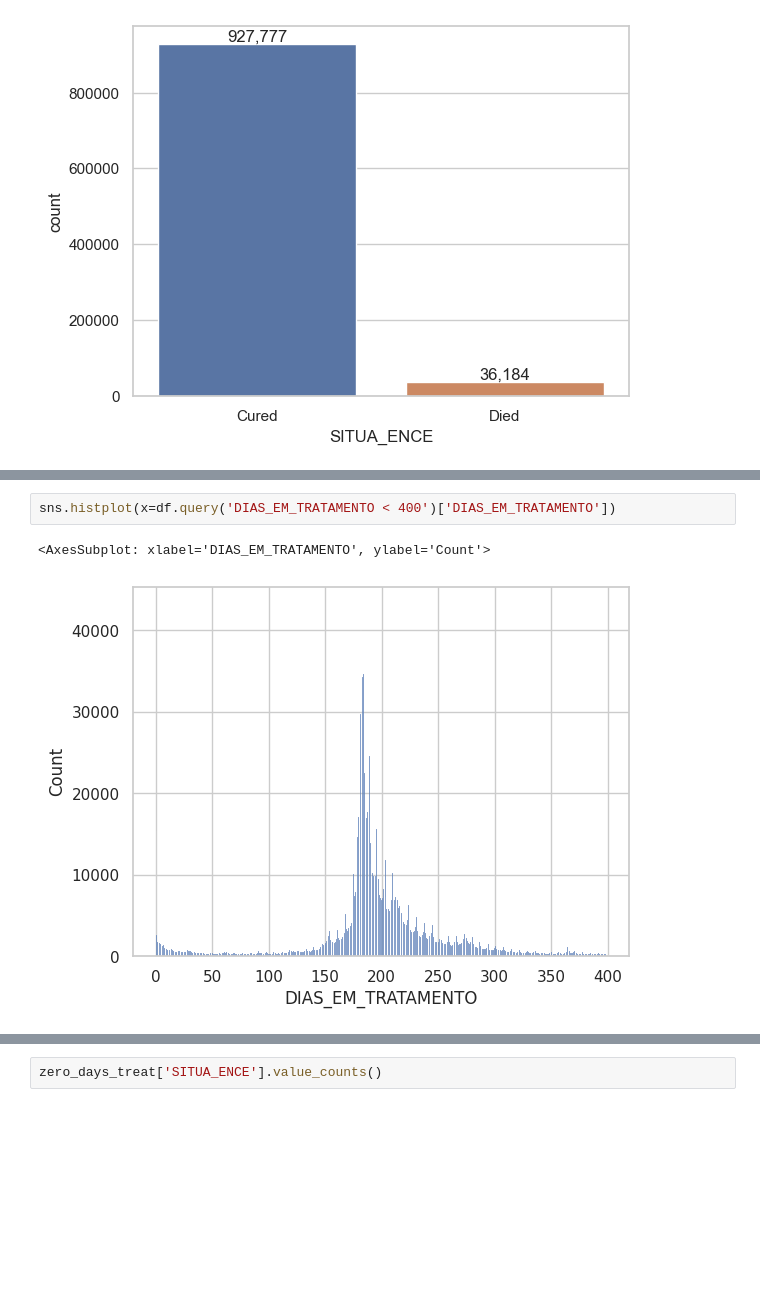
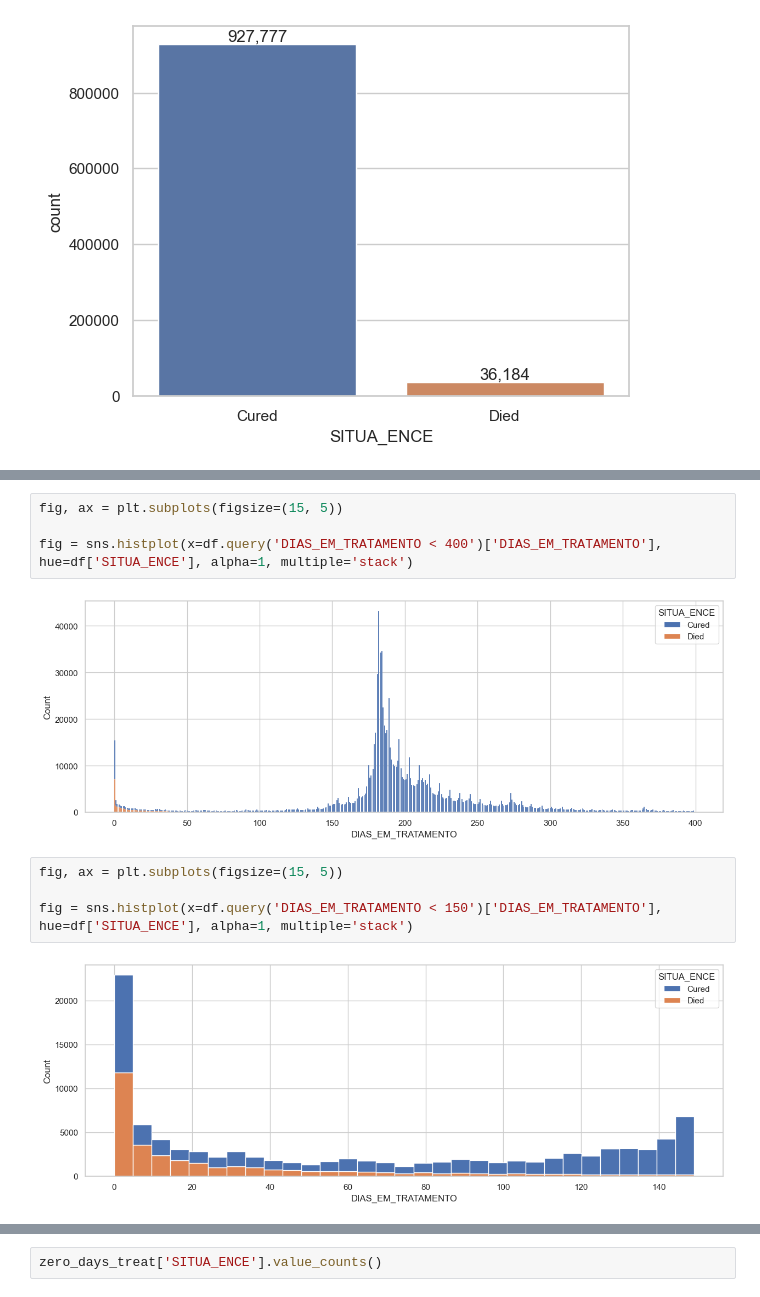
Before and after one commit to eduardochaves1/prog-tuberculose, a Jupyter notebook: notebooks/2_EDA.ipynb, the cells around one changed output, grey strips where cells are left out. Cells and saved outputs as stored; diff of their text form; blank space fills up the shorter version.

```diff
--- a/notebooks/2_EDA.ipynb
+++ b/notebooks/2_EDA.ipynb
@@ -93,8 +97,15 @@ plt.show()
 # %%
-sns.histplot(x=df.query('DIAS_EM_TRATAMENTO < 400')['DIAS_EM_TRATAMENTO'])
+fig, ax = plt.subplots(figsize=(15, 5))
+
+fig = sns.histplot(x=df.query('DIAS_EM_TRATAMENTO < 400')['DIAS_EM_TRATAMENTO'], hue=df['SITUA_ENCE'], alpha=1, multiple='stack')
 # %% [output]
-<AxesSubplot: xlabel='DIAS_EM_TRATAMENTO', ylabel='Count'>
-[figure, old version]
+[figure, new version]
+# %%
+fig, ax = plt.subplots(figsize=(15, 5))
+
+fig = sns.histplot(x=df.query('DIAS_EM_TRATAMENTO < 150')['DIAS_EM_TRATAMENTO'], hue=df['SITUA_ENCE'], alpha=1, multiple='stack')
+# %% [output]
+[figure, added]
 # %%
 zero_days_treat = df.query('DIAS_EM_TRATAMENTO == 0')
 zero_days_treat
```
Also changed, not shown: parts of 9 cells of this notebook.
